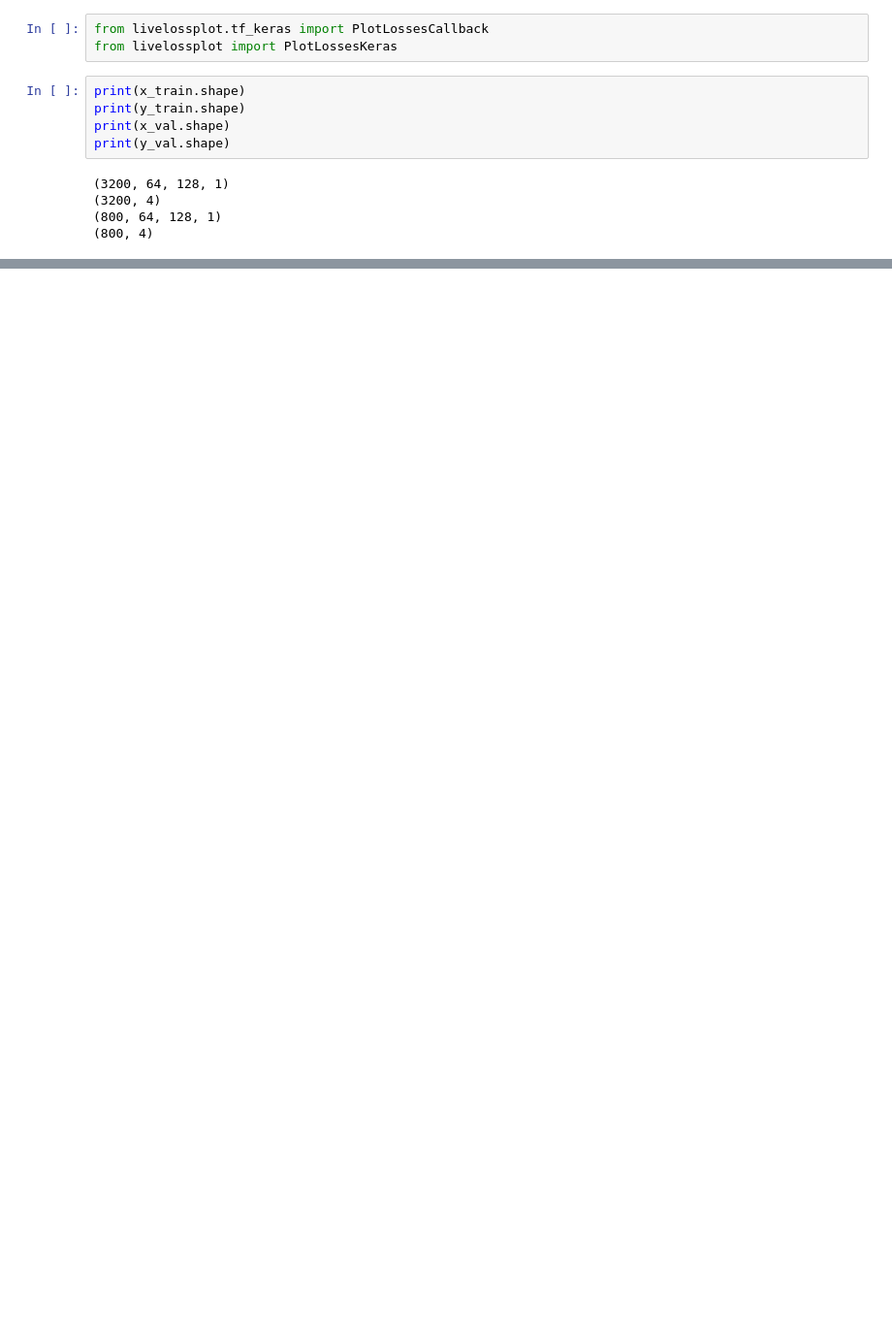
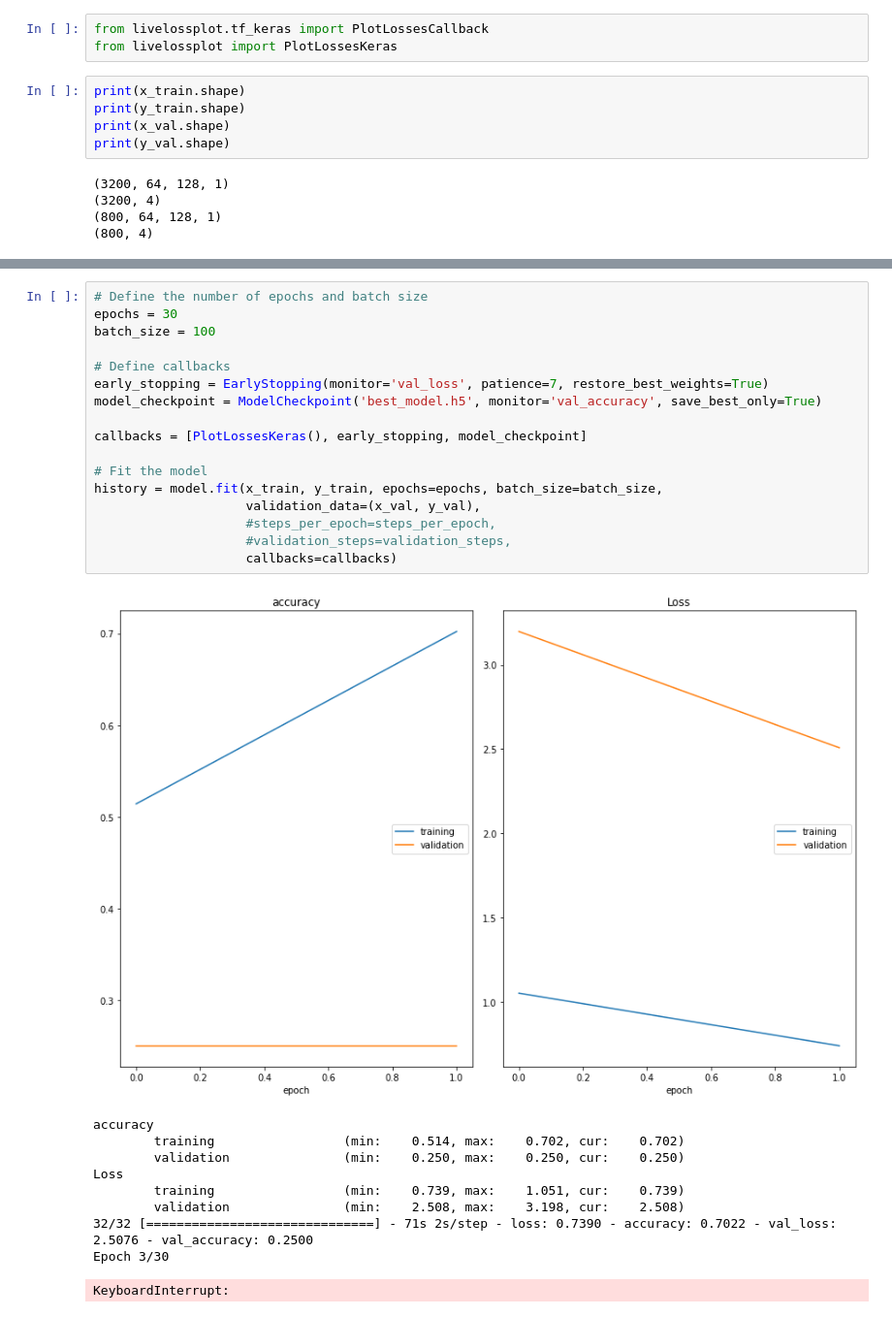
Before and after one commit to fnorambuenaver/LSSDS-Betelgeuse, a Jupyter notebook: 1_main.ipynb, the cells around one changed output, grey strips where cells are left out. Shown at 97% size. Cells and saved outputs as stored; diff of their text form; blank space fills up the shorter version.

```diff
--- a/fmain.ipynb
+++ b/1_main.ipynb
@@ -209,0 +384,28 @@ KeyboardInterrupt:
+# %%
+# Define the number of epochs and batch size
+epochs = 30
+batch_size = 100
+
+# Define callbacks
+early_stopping = EarlyStopping(monitor='val_loss', patience=7, restore_best_weights=True)
+model_checkpoint = ModelCheckpoint('best_model.h5', monitor='val_accuracy', save_best_only=True)
+
+callbacks = [PlotLossesKeras(), early_stopping, model_checkpoint]
+
+# Fit the model
+history = model.fit(x_train, y_train, epochs=epochs, batch_size=batch_size,
+                    validation_data=(x_val, y_val),
+                    #steps_per_epoch=steps_per_epoch,
+                    #validation_steps=validation_steps,
+                    callbacks=callbacks)
+# %% [output]
+[figure, added]
+accuracy
+        training                 (min:    0.514, max:    0.702, cur:    0.702)
+        validation               (min:    0.250, max:    0.250, cur:    0.250)
+Loss
+        training                 (min:    0.739, max:    1.051, cur:    0.739)
+        validation               (min:    2.508, max:    3.198, cur:    2.508)
+32/32 [==============================] - 71s 2s/step - loss: 0.7390 - accuracy: 0.7022 - val_loss: 2.5076 - val_accuracy: 0.2500
+Epoch 3/30
+KeyboardInterrupt:
```
Also changed, not shown: parts of 18 cells of this notebook, 5 other files.
